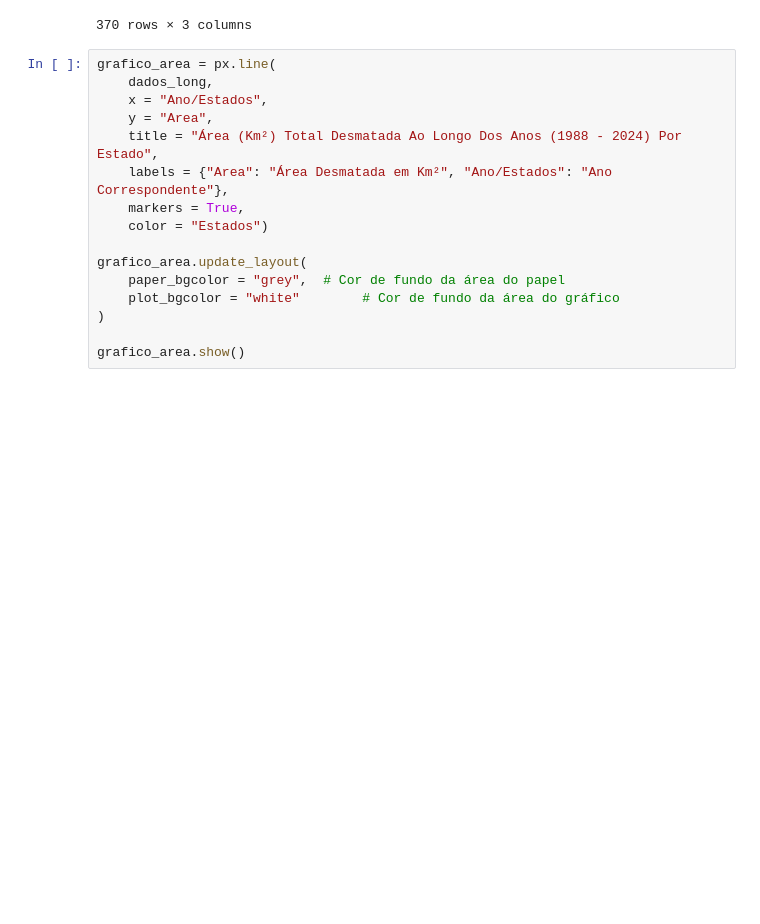
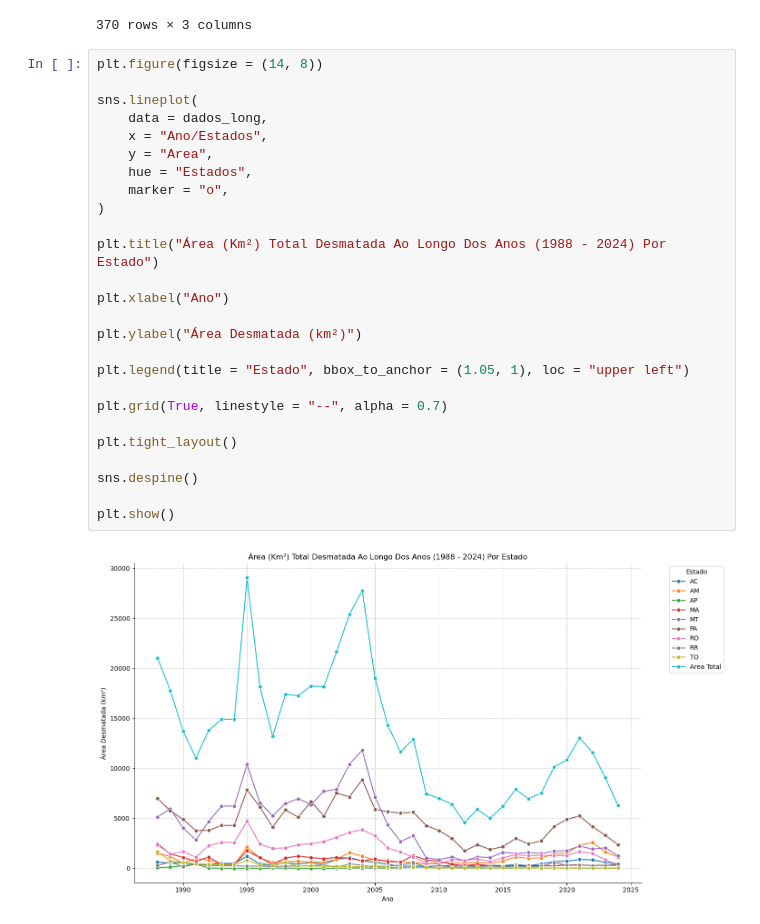
Before and after one commit to MatheusMorandi/Analise_Desmatamento_Brasil, a Jupyter notebook: src/eda.ipynb, the cells around one changed output. Saved outputs shown, nothing was run; the diff lists cells and outputs as text; blank space fills up the shorter version.

Commit message:
Feat: grafico de linhas

```diff
--- a/src/eda.ipynb
+++ b/src/eda.ipynb
@@ -64,19 +65,31 @@ dados_long
 | 368 | 2023 | Area Total | 9064 |
 | 369 | 2024 | Area Total | 6288 |
 370 rows × 3 columns
-# %%
-grafico_area = px.line(
-    dados_long,
-    x = "Ano/Estados",
-    y = "Area",
-    title = "Área (Km²) Total Desmatada Ao Longo Dos Anos (1988 - 2024) Por Estado",
-    labels = {"Area": "Área Desmatada em Km²", "Ano/Estados": "Ano Correspondente"},
-    markers = True,
-    color = "Estados")
-
-grafico_area.update_layout(
-    paper_bgcolor = "grey",  # Cor de fundo da área do papel
-    plot_bgcolor = "white"        # Cor de fundo da área do gráfico
-)
-
-grafico_area.show()
+# %%
+plt.figure(figsize = (14, 8))
+
+sns.lineplot(
+    data = dados_long,
+    x = "Ano/Estados",
+    y = "Area",
+    hue = "Estados",
+    marker = "o",
+)
+
+plt.title("Área (Km²) Total Desmatada Ao Longo Dos Anos (1988 - 2024) Por Estado")
+
+plt.xlabel("Ano")
+
+plt.ylabel("Área Desmatada (km²)")
+
+plt.legend(title = "Estado", bbox_to_anchor = (1.05, 1), loc = "upper left")
+
+plt.grid(True, linestyle = "--", alpha = 0.7)
+
+plt.tight_layout()
+
+sns.despine()
+
+plt.show()
+# %% [output]
+[figure, added]
```
Also changed, not shown: parts of 1 cell of this notebook.
